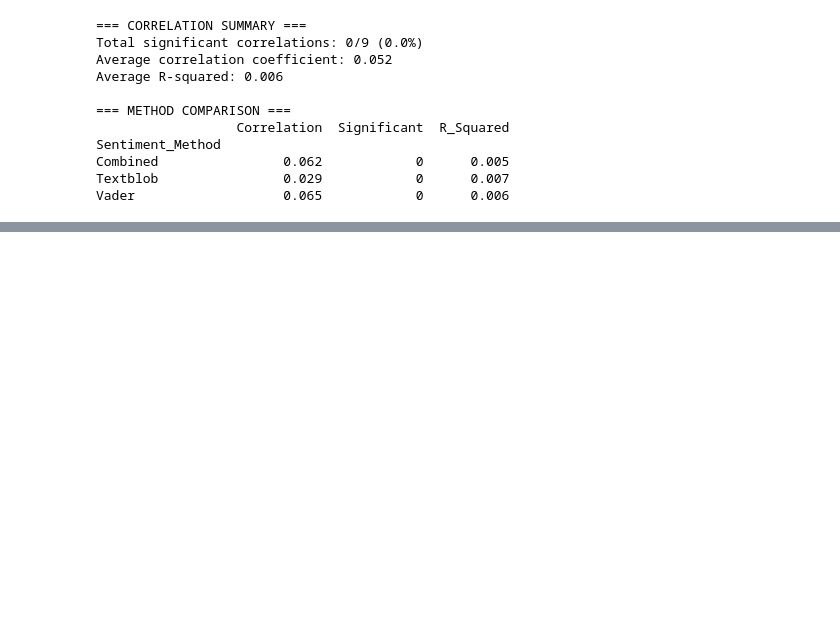
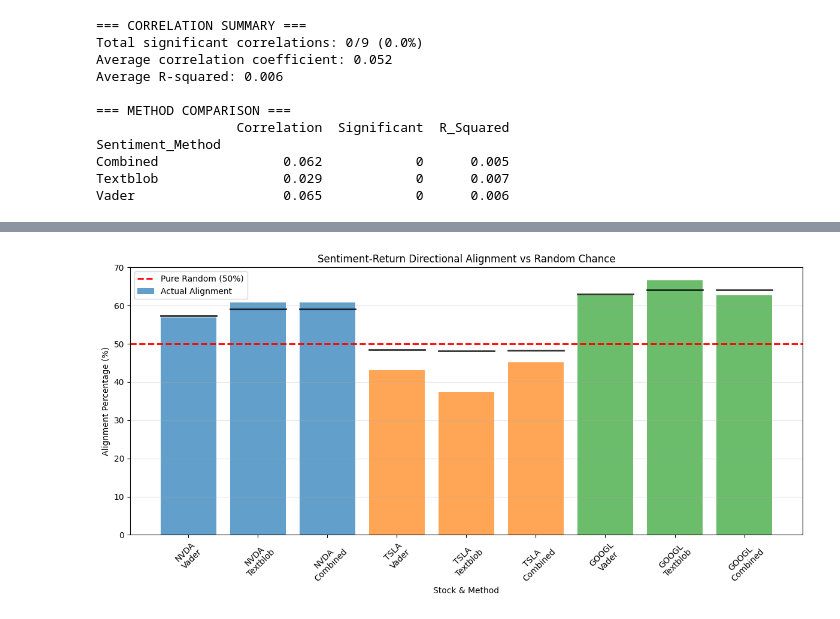
Before and after one commit to Raumfahrer007/stock_news_analyzer, a Jupyter notebook: notebooks/stock_news_analyzer_project.ipynb, the cells around one changed output, grey strips where cells are left out. Cells and saved outputs as stored; diff of their text form; code cells hidden in the pictures; blank space fills up the shorter version.

```diff
--- a/notebooks/stock_news_analyzer_project.ipynb
+++ b/notebooks/stock_news_analyzer_project.ipynb
@@ -1738,0 +1934,87 @@ Vader                   0.065            0      0.006
+# %%
+# 7.3 Concordance Analysis (Categorical Alignment)
+print("=== CONCORDANCE ANALYSIS ===")
+
+concordance_results = []
+
+for stock in stocks:
+    stock_data = merged_data[merged_data['stock'] == stock]
+
+    for sentiment_col in ['vader_score', 'textblob_score', 'combined_score']:
+        # Define sentiment direction (positive/negative)
+        sentiment_positive = stock_data[sentiment_col] > 0
+        returns_positive = stock_data['weekly_return'] > 0
+
+        # Calculate alignment
+        aligned_weeks = (sentiment_positive & returns_positive) | (~sentiment_positive & ~returns_positive)
+        alignment_percentage = aligned_weeks.mean() * 100
+
+        # Calculate expected random alignment
+        p_positive_sentiment = sentiment_positive.mean()
+        p_positive_returns = returns_positive.mean()
+        expected_random = (p_positive_sentiment * p_positive_returns +
+                          (1 - p_positive_sentiment) * (1 - p_positive_returns)) * 100
+
+        concordance_results.append({
+            'Stock': stock,
+            'Method': sentiment_col.replace('_score', '').title(),
+            'Alignment_Percentage': alignment_percentage,
+            'Expected_Random': expected_random,
+            'Above_Random': alignment_percentage > expected_random,
+            'Weeks_Aligned': aligned_weeks.sum(),
+            'Total_Weeks': len(aligned_weeks)
+        })
+
+# Create results dataframe
+concord_df = pd.DataFrame(concordance_results)
+
+# Display results
+print("\n=== ALIGNMENT RESULTS ===")
+for stock in stocks:
+    print(f"\n{stock}:")
+    stock_concord = concord_df[concord_df['Stock'] == stock]
+    for _, row in stock_concord.iterrows():
+        diff_from_random = row['Alignment_Percentage'] - row['Expected_Random']
+        diff_symbol = "+" if diff_from_random > 0 else ""
+        print(f"  {row['Method']:12}: {row['Alignment_Percentage']:5.1f}% aligned "
+              f"({row['Weeks_Aligned']}/{row['Total_Weeks']} weeks)")
+        print(f"               Expected by random chance: {row['Expected_Random']:5.1f}% "
+              f"({diff_symbol}{diff_from_random:4.1f}%)")
+
+# Overall summary
+print("\n=== CONCORDANCE SUMMARY ===")
+overall_alignment = concord_df['Alignment_Percentage'].mean()
+overall_expected = concord_df['Expected_Random'].mean()
+
+print(f"Overall Alignment: {overall_alignment:.1f}%")
+print(f"Overall Expected by Chance: {overall_expected:.1f}%")
+print(f"Average Above Random: {overall_alignment - overall_expected:+.1f}%")
+print(f"Methods Above Random: {concord_df['Above_Random'].sum()}/9 "
+      f"({concord_df['Above_Random'].sum()/9*100:.1f}%)")
+
+# Create visualization
+plt.figure(figsize=(12, 6))
+x_pos = np.arange(len(concord_df))
+colors = ['#1f77b4' if stock == 'NVDA' else '#ff7f0e' if stock == 'TSLA' else '#2ca02c'
+          for stock in concord_df['Stock']]
+
+bars = plt.bar(x_pos, concord_df['Alignment_Percentage'], color=colors, alpha=0.7,
+               label='Actual Alignment')
+plt.axhline(y=50, color='red', linestyle='--', linewidth=2, label='Pure Random (50%)')
+
+# Add expected random line
+for i, (_, row) in enumerate(concord_df.iterrows()):
+    plt.plot([i-0.4, i+0.4], [row['Expected_Random'], row['Expected_Random']],
+             'black', linewidth=2, alpha=0.8)
+
+# Customize plot
+plt.xlabel('Stock & Method')
+plt.ylabel('Alignment Percentage (%)')
+plt.title('Sentiment-Return Directional Alignment vs Random Chance')
+plt.xticks(x_pos, [f"{row['Stock']}\n{row['Method']}" for _, row in concord_df.iterrows()],
+           rotation=45)
+plt.legend()
+plt.grid(True, alpha=0.3, axis='y')
+plt.tight_layout()
+plt.show()
+# %% [output]
@@ -1738,0 +2038 @@ Vader                   0.065            0      0.006
+[figure, added]
```
Also changed, not shown: parts of 22 cells of this notebook, 3 other files.
